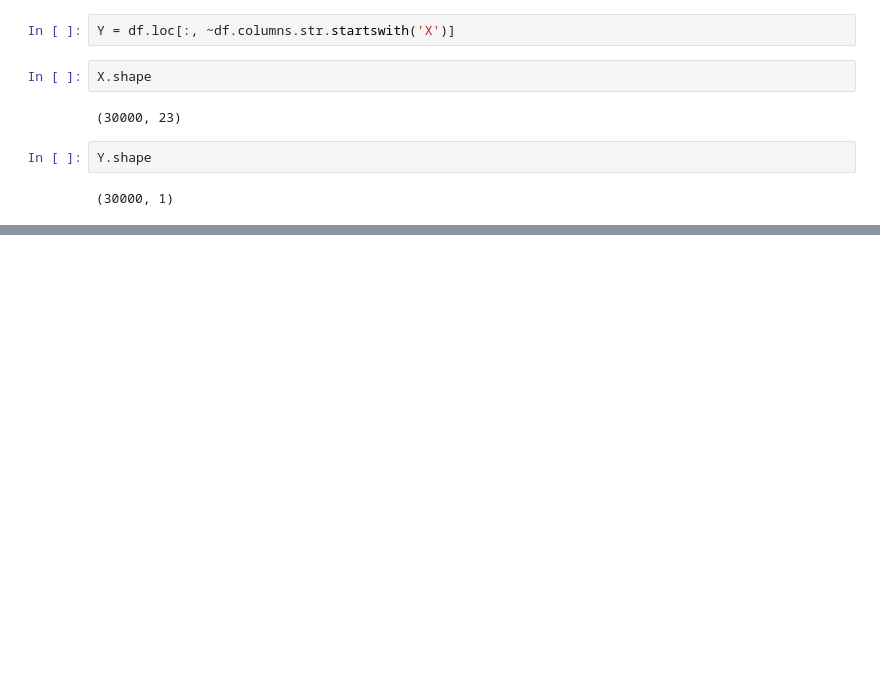
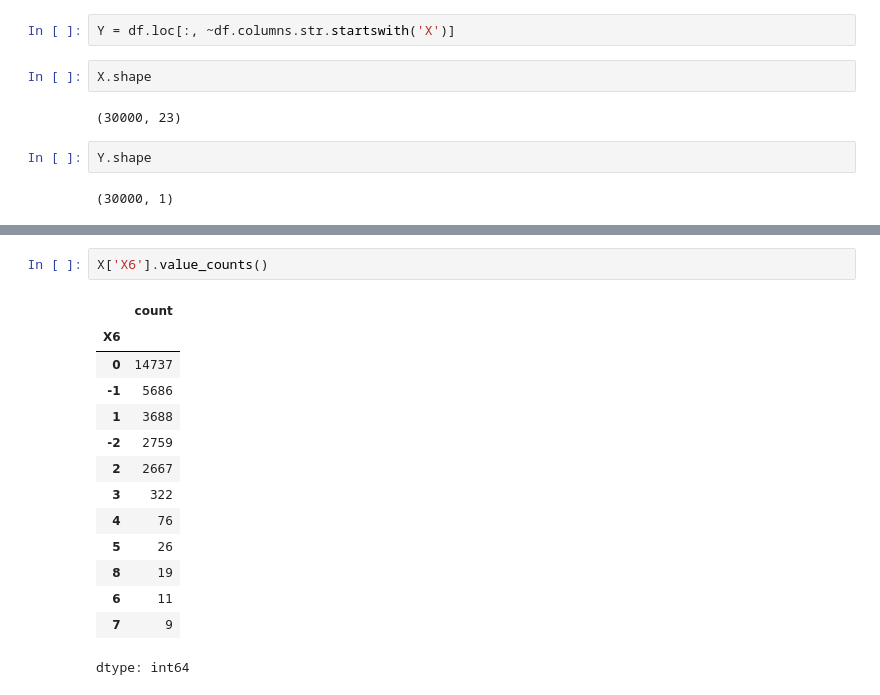
Before and after one commit to NishantLaata/Credit_risk_analysis, a Jupyter notebook: 01_data_exploration.ipynb, the cells around one changed output, grey strips where cells are left out. Cells and saved outputs as stored; diff of their text form; blank space fills up the shorter version.

```diff
--- a/01_data_exploration.ipynb
+++ b/01_data_exploration.ipynb
@@ -236,0 +254,17 @@ Y.shape
+# %%
+X['X6'].value_counts()
+# %% [output]
+|  | count |
+| X6 |  |
+| 0 | 14737 |
+| -1 | 5686 |
+| 1 | 3688 |
+| -2 | 2759 |
+| 2 | 2667 |
+| 3 | 322 |
+| 4 | 76 |
+| 5 | 26 |
+| 8 | 19 |
+| 6 | 11 |
+| 7 | 9 |
+dtype: int64
```
Also changed, not shown: parts of 26 cells of this notebook.
